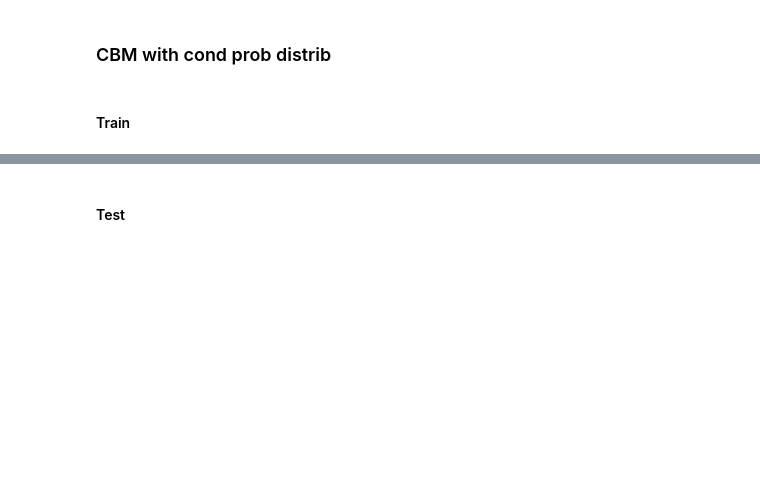
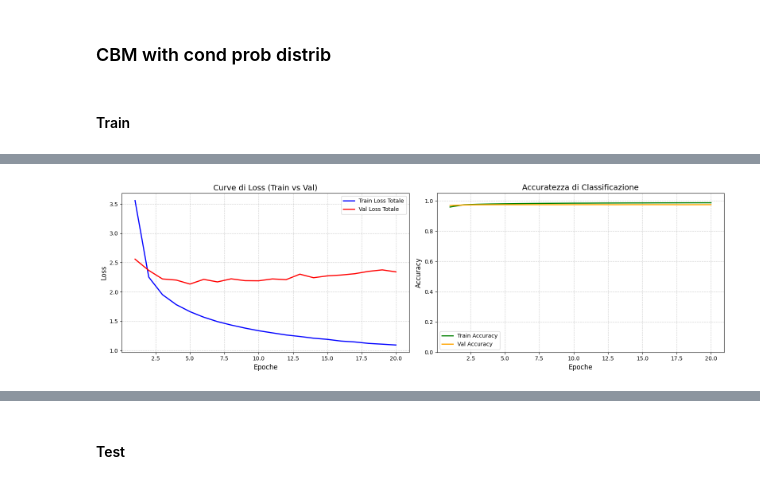
Before and after one commit to stefano-gamba/BoxEmbeddingCBM, a Jupyter notebook: notebooks/sequential_training.ipynb, the cells around one changed output, grey strips where cells are left out. Cells and saved outputs as stored; diff of their text form; code cells hidden in the pictures; blank space fills up the shorter version.

Commit message:
sequential training

```diff
--- a/notebooks/sequential_training.ipynb
+++ b/notebooks/sequential_training.ipynb
@@ -341,19 +341,27 @@ False
 # %%
 info = "rel_matrix"
 bipolar = True
-cp_model = ConceptBottleneckClassifier(box_dim=box_tensors.size(-1), num_classes=NUM_CLASSES, num_concepts=NUM_CONCEPTS, info=info)
-optimizer = torch.optim.Adam(cp_model.parameters(), lr=0.001)
-criterion = nn.CrossEntropyLoss()
-cp_history = train_cbm_classifier(
-    cp_model,
+cp_cls = ConceptBottleneckClassifier(box_dim=box_tensors.size(-1), num_classes=NUM_CLASSES, num_concepts=NUM_CONCEPTS, info=info)
+cp_optimizer = torch.optim.Adam(cp_cls.parameters(), lr=0.001)
+cp_criterion = nn.CrossEntropyLoss()
+
+cp_concept_predictor = ConceptPredictor(X_train.shape[1], num_concepts=NUM_CONCEPTS)
+cp_concept_optimizer = torch.optim.Adam(cp_concept_predictor.parameters(), lr=0.001)
+cp_concept_criterion = nn.BCEWithLogitsLoss()
+
+cp_conc_history, cp_cls_history = sequential_training(
+    cp_cls,
+    cp_concept_predictor,
     train_dataloader,
     val_dataloader,
-    optimizer,
-    criterion,
     class_concept_matrix,
     box_tensors,
+    cp_optimizer,
+    cp_concept_optimizer,
+    cp_criterion,
+    cp_concept_criterion,
     EPOCHS,
     device,
-    info=info,
-    bipolar=bipolar
+    info,
+    bipolar=False,
 )
@@ -360,3 +386,5 @@ cp_history = train_cbm_classifier(
 # %%
 from src.CHM.train import plot_history
-plot_history(cp_history)
+plot_history(cp_conc_history)
+# %% [output]
+[figure, added]
```
Also changed, not shown: parts of 32 cells of this notebook.
